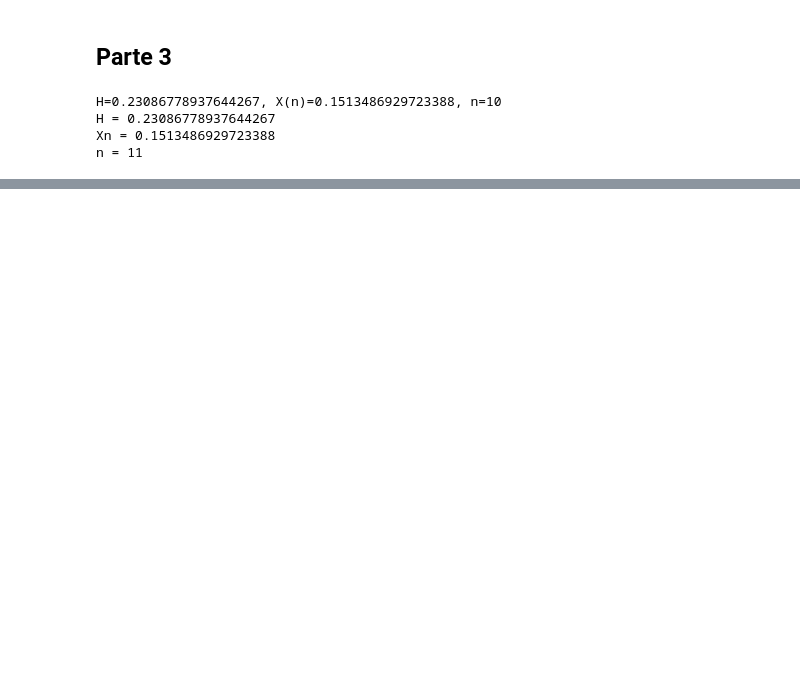
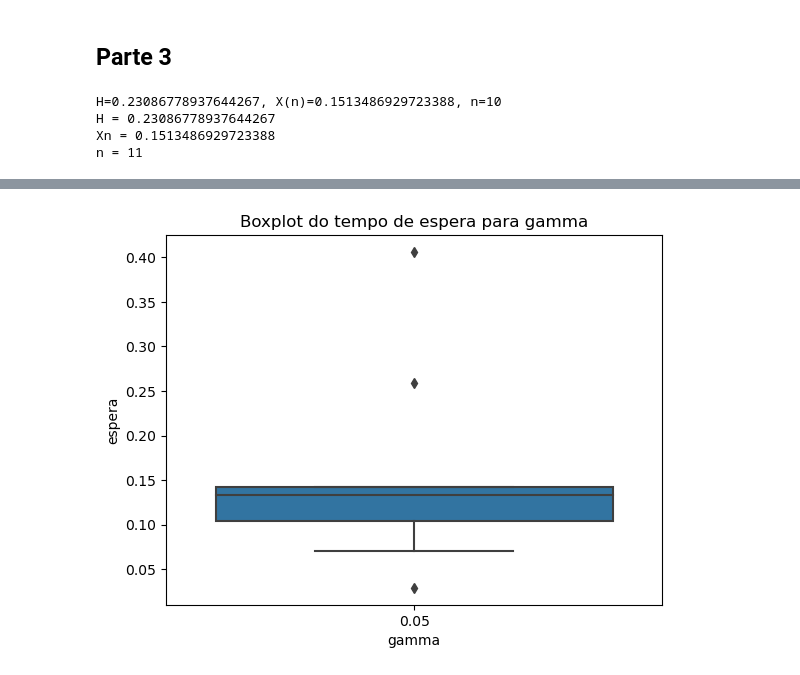
Before and after one commit to gioandrade7/ad_tp3, a Jupyter notebook: atividade3_giovanna_marcos.ipynb, the cells around one changed output, grey strips where cells are left out. Cells and saved outputs as stored; diff of their text form; code cells hidden in the pictures; blank space fills up the shorter version.

Commit message:
feat(notebook) add part 3 mm1 gamma

```diff
--- a/atividade3_giovanna_marcos.ipynb
+++ b/atividade3_giovanna_marcos.ipynb
@@ -413,3 +488,6 @@ H=0.23086778937644267, X(n)=0.1513486929723388, n=10
 H = 0.23086778937644267
 Xn = 0.1513486929723388
 n = 11
+# %%
+df_gamma = pd.DataFrame([(e,'0.05') for e in espera], columns=['espera', 'gamma'])
+df_gamma
@@ -415,0 +507,6 @@ n = 11
+# %%
+plt.title('Boxplot do tempo de espera para gamma')
+sns.boxplot(df_gamma, x='gamma', y='espera')
+plt.show()
+# %% [output]
+[figure, added]
```
Also changed, not shown: parts of 20 cells of this notebook.
